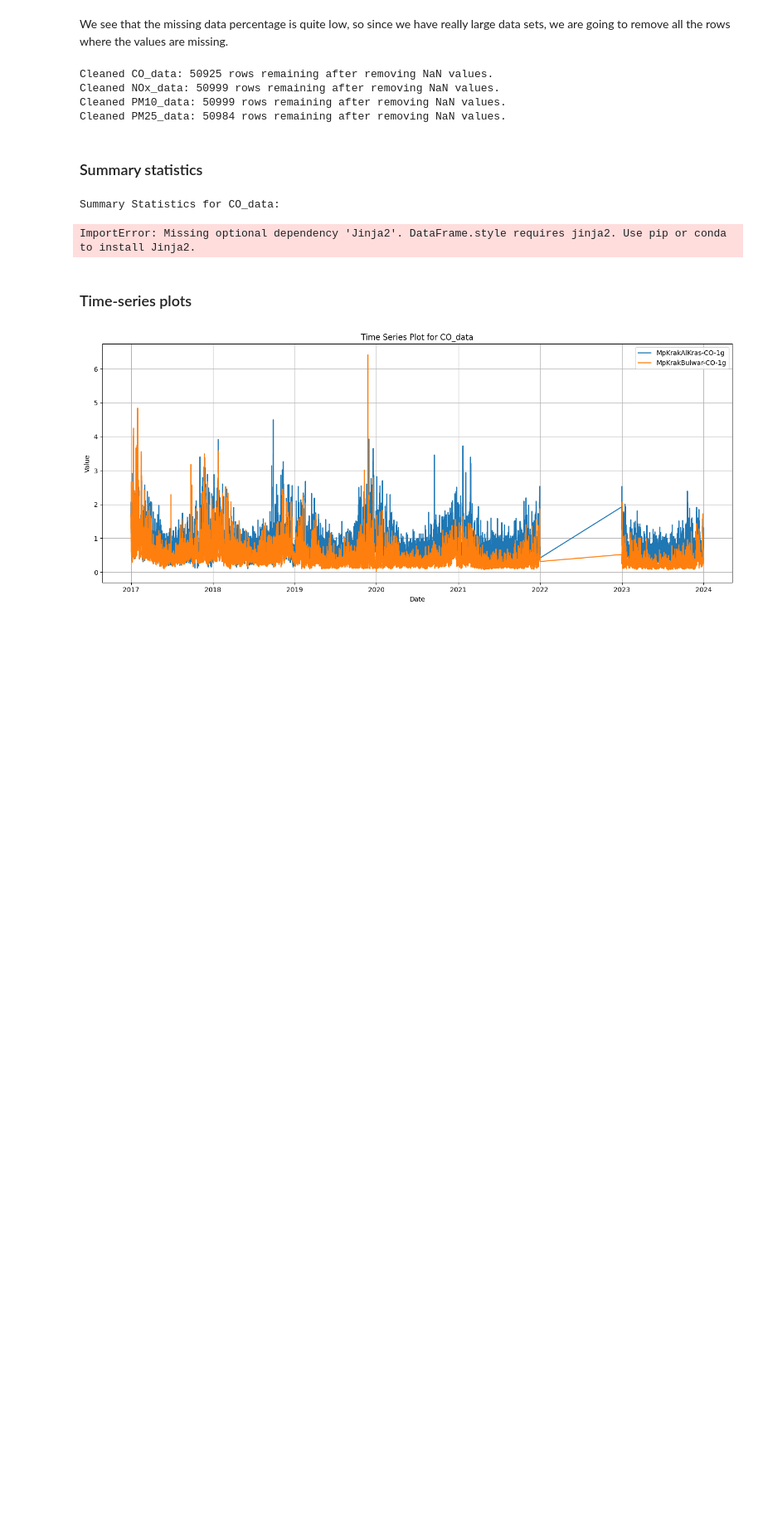
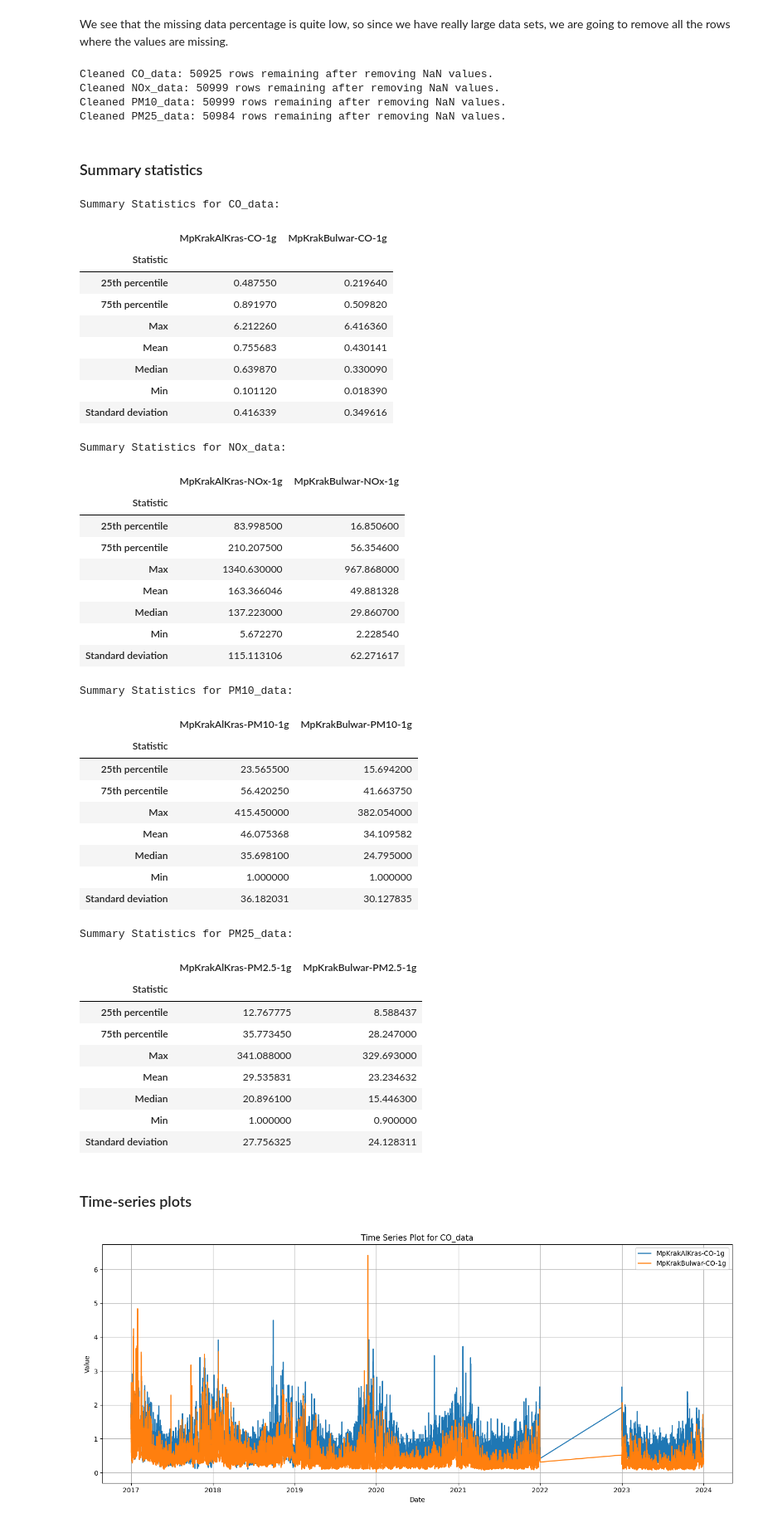
Before and after one commit to mina-naseh/environmental-data-analysis, a Jupyter notebook: Frania_Naseh_Project1.ipynb, the cells around one changed output. Shown at 83% size. Drawn from its saved outputs; the diff is of its cells as text; code cells hidden in the pictures; blank space fills up the shorter version.

```diff
--- a/Frania_Naseh_Project1.ipynb
+++ b/Frania_Naseh_Project1.ipynb
@@ -138,7 +144,7 @@ for name in datasets_of_interest:
         # Remove rows where any of the specified columns have NaN values
         cleaned_data = data.dropna(subset=krak_columns)
 
-        cleaned_data.to_csv(data_dir + f'cleaned_{name}.csv', index=False)
+        cleaned_data.to_csv(data_out + f'cleaned_{name}.csv', index=False)
 
         print(f"Cleaned {name}: {cleaned_data.shape[0]} rows remaining after removing NaN values.")
     else:
@@ -161,7 +167,7 @@ cleaned_datasets = {
 summary_stats_dict = {}
 
 for name, file in cleaned_datasets.items():
-    data = pd.read_csv(data_dir + file)
+    data = pd.read_csv(data_out + file)
 
     # Find columns that contain 'MpKrakAlKras' or 'MpKrakBulwar'
     krak_columns = [col for col in data.columns if 'MpKrakAlKras' in col or 'MpKrakBulwar' in col]
@@ -198,34 +204,72 @@ for name, file in cleaned_datasets.items():
         })
         summary_stats.append({
             'Statistic': '75th percentile',
             'Value': stats['75%'],
             'Column': col
         })
         summary_stats.append({
             'Statistic': 'Max',
             'Value': stats['max'],
             'Column': col
         })
 
     # Create a DataFrame from the summary statistics
     summary_df = pd.DataFrame(summary_stats)
     summary_df_pivot = summary_df.pivot(index='Statistic', columns='Column', values='Value')
     summary_stats_dict[name] = summary_df_pivot
 
 # Display the summary statistics tables for each dataset
 for dataset, stats_table in summary_stats_dict.items():
     print(f"\nSummary Statistics for {dataset}:")
     stats_table.columns.name = ''
     display(stats_table.style
         .set_table_attributes('style="font-size: 12px; border-collapse: collapse; width: 50%;"')
         .set_table_styles([
             {'selector': 'th', 'props': [('background-color', '#f5f5f5'), ('font-weight', 'bold'), ('border', '1px solid #dddddd'), ('max-width', '100px')]},  # Set max-width for headers
             {'selector': 'td', 'props': [('border', '1px solid #dddddd'), ('max-width', '100px')]}  # Set max-width for cells
         ])
     )
 # %% [output]
 Summary Statistics for CO_data:
+|  | MpKrakAlKras-CO-1g | MpKrakBulwar-CO-1g |
+| Statistic |  |  |
+| 25th percentile | 0.487550 | 0.219640 |
+| 75th percentile | 0.891970 | 0.509820 |
+| Max | 6.212260 | 6.416360 |
+| Mean | 0.755683 | 0.430141 |
+| Median | 0.639870 | 0.330090 |
+| Min | 0.101120 | 0.018390 |
+| Standard deviation | 0.416339 | 0.349616 |
-ImportError: Missing optional dependency 'Jinja2'. DataFrame.style requires jinja2. Use pip or conda to install Jinja2.
+Summary Statistics for NOx_data:
+|  | MpKrakAlKras-NOx-1g | MpKrakBulwar-NOx-1g |
+| Statistic |  |  |
+| 25th percentile | 83.998500 | 16.850600 |
+| 75th percentile | 210.207500 | 56.354600 |
+| Max | 1340.630000 | 967.868000 |
+| Mean | 163.366046 | 49.881328 |
+| Median | 137.223000 | 29.860700 |
+| Min | 5.672270 | 2.228540 |
+| Standard deviation | 115.113106 | 62.271617 |
+Summary Statistics for PM10_data:
+|  | MpKrakAlKras-PM10-1g | MpKrakBulwar-PM10-1g |
+| Statistic |  |  |
+| 25th percentile | 23.565500 | 15.694200 |
+| 75th percentile | 56.420250 | 41.663750 |
+| Max | 415.450000 | 382.054000 |
+| Mean | 46.075368 | 34.109582 |
+| Median | 35.698100 | 24.795000 |
+| Min | 1.000000 | 1.000000 |
+| Standard deviation | 36.182031 | 30.127835 |
+Summary Statistics for PM25_data:
+|  | MpKrakAlKras-PM2.5-1g | MpKrakBulwar-PM2.5-1g |
+| Statistic |  |  |
+| 25th percentile | 12.767775 | 8.588437 |
+| 75th percentile | 35.773450 | 28.247000 |
+| Max | 341.088000 | 329.693000 |
+| Mean | 29.535831 | 23.234632 |
+| Median | 20.896100 | 15.446300 |
+| Min | 1.000000 | 0.900000 |
+| Standard deviation | 27.756325 | 24.128311 |
 # %% [markdown]
 ### Time-series plots
 # %%
```
Also changed, not shown: parts of 13 cells of this notebook, 7 other files.
